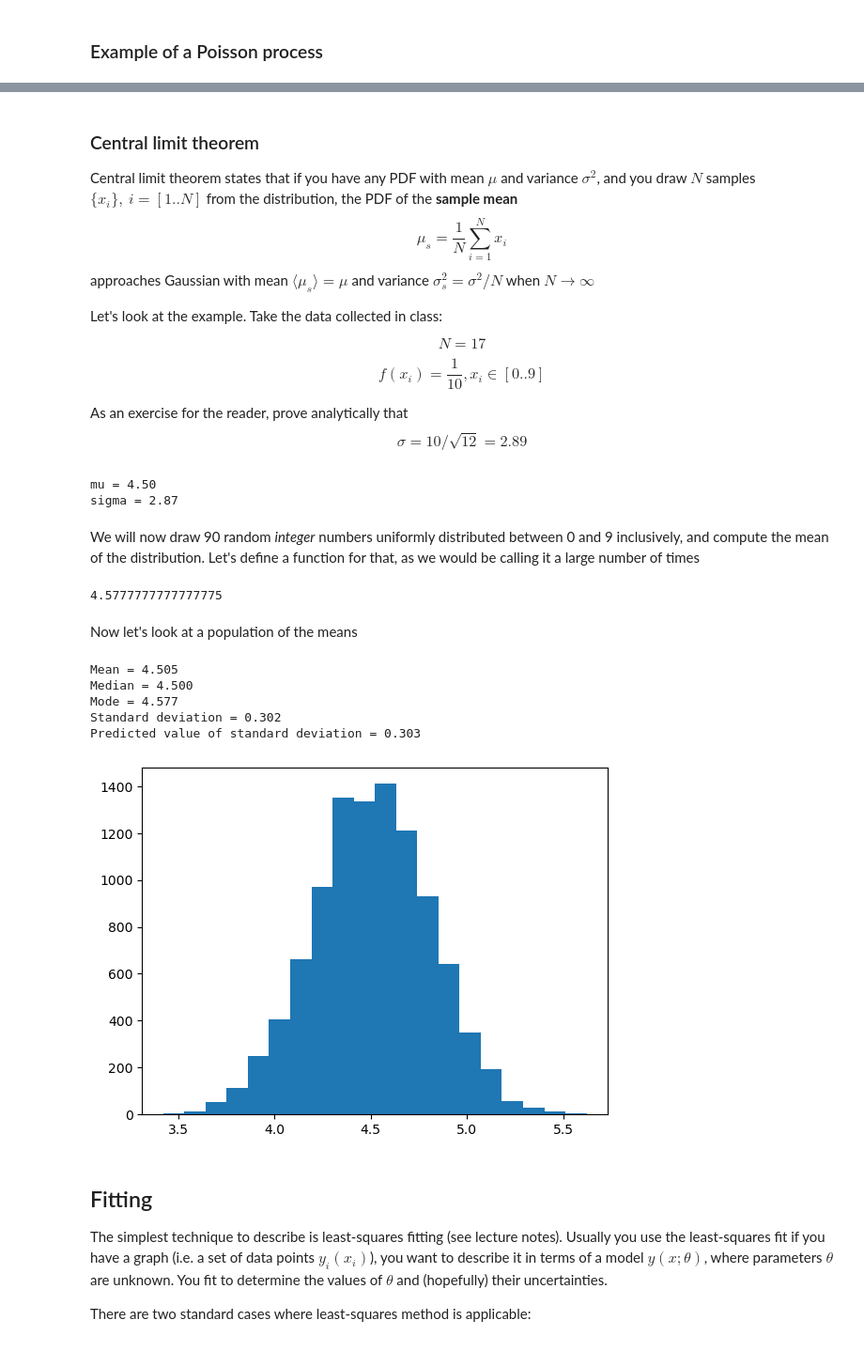
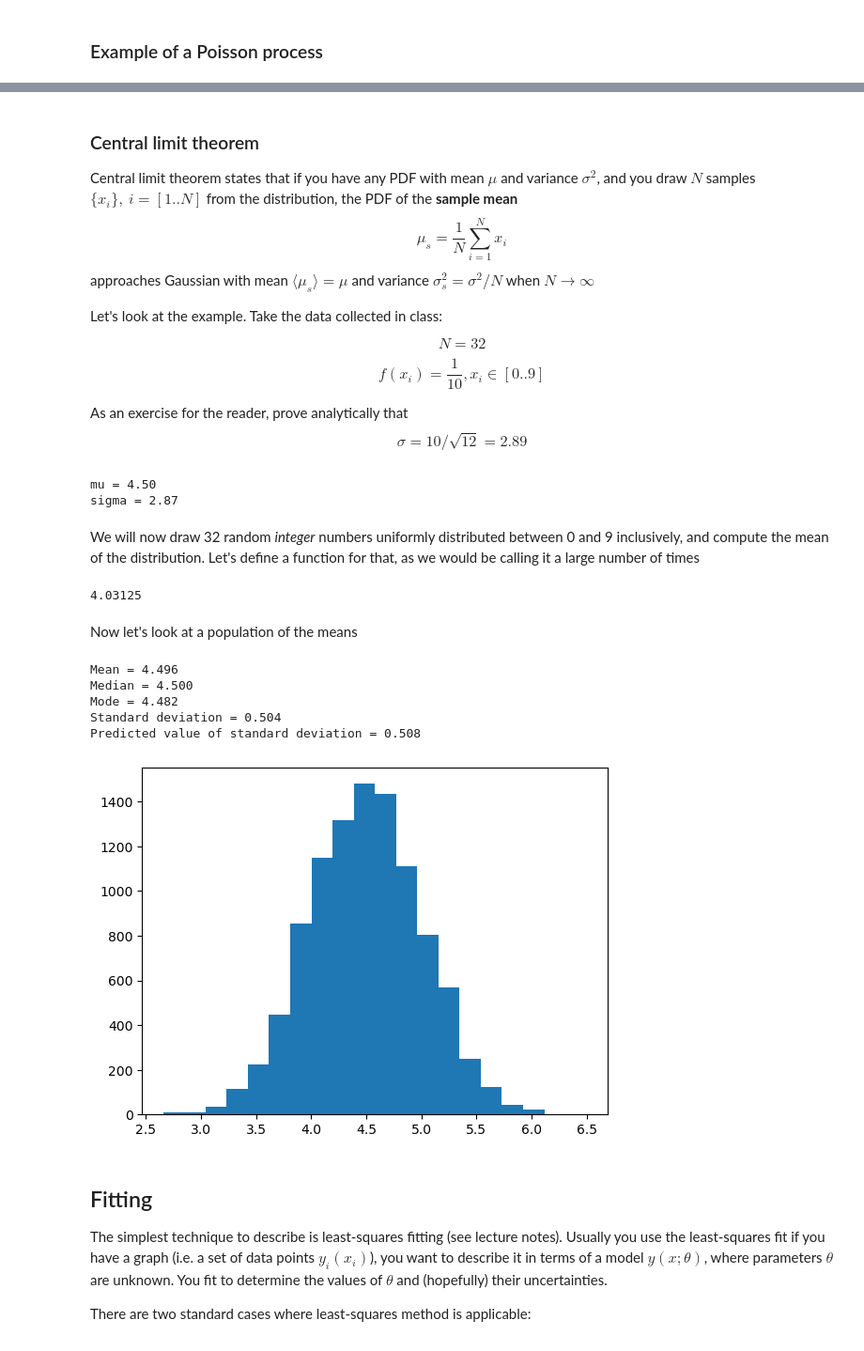
Before and after one commit to ds-connectors/Physics-88-SP24, a Jupyter notebook: Week07/L05/Lecture05.ipynb, the cells around one changed output, grey strips where cells are left out. Shown at 94% size. Drawn from its saved outputs; the diff is of its cells as text; code cells hidden in the pictures.

```diff
--- a/Week07/L05/Lecture05.ipynb
+++ b/Week07/L05/Lecture05.ipynb
@@ -115,24 +115,17 @@ Standard deviation =  25.0
 # %%
 #x = np.loadtxt('sample_merged.dat',unpack=True)
 x1,x2 = np.loadtxt('sample.dat',unpack=True)
-x = np.concatenate((x1,x2))
+x_current = np.concatenate((x1,x2))
 #x = x1.copy()
 
-N = len(x)
-print('Number of samples =',N)
+Ncurrent = len(x_current)
+print('Number of samples =',Ncurrent)
 bins = np.arange(-0.5,10.5,1)
-n, b, p = plt.hist(x, bins)
-expected = 0.1*N*np.ones(len(n))
-# loop over all entries in the histogram, compute chi^2 assuming
-# Poisson errors for each bin
+n, b, p = plt.hist(x_current, bins)
+expected = 0.1*Ncurrent*np.ones(len(n))
 
-en = np.zeros(len(n))
-for i in range(0,10):
-    value = n[i]
-    error = np.sqrt(value)
-    if value == 0:
-        error = 1
-    en[i] = error
+# loop over all entries in the histogram, assign Poisson errors for each bin
+en = np.array([max(np.sqrt(value),1.) for value in n])
 
 # plot the distribition with error bars
 x = np.arange(0,10)
@@ -145,0 +141,17 @@ Text(0, 0.5, 'Samples')
+# %%
+x = np.loadtxt('sample_merged.dat',unpack=True)
+
+N = len(x)
+print('Number of samples =',N)
+bins = np.arange(-0.5,10.5,1)
+n, b, p = plt.hist(x, bins)
+expected = 0.1*N*np.ones(len(n))
+
+# loop over all entries in the histogram, assign Poisson errors for each bin
+en = np.array([max(np.sqrt(value),1.) for value in n])
+
+# plot the distribition with error bars
+x = np.arange(0,10)
+plt.errorbar(x, n, xerr=0, yerr=en, fmt='bo')
+plt.xlabel('Number')
+plt.ylabel('Samples')
@@ -155,7 +171,7 @@ $\sigma_s^2 = \sigma^2/N$ when $N\to\infty$
 
 Let's look at the example. Take the data collected in class:
 
-$$N=17$$
+$$N=32$$
 $$f(x_i) = \frac{1}{10}, x_i\in[0..9]$$
 
 As an exercise for the reader, prove analytically that
@@ -178,44 +194,43 @@ print('sigma = {0:4.2f}'.format(sigma))
 mu = 4.50
 sigma = 2.87
 # %% [markdown]
-We will now draw 90 random <i>integer</i> numbers uniformly distributed between 0 and 9 inclusively, and compute the mean of the distribution. Let's define a function for that, as we would be calling it a large number of times
+We will now draw 32 random <i>integer</i> numbers uniformly distributed between 0 and 9 inclusively, and compute the mean of the distribution. Let's define a function for that, as we would be calling it a large number of times
 # %%
 def drawN(N):
     samples = np.random.randint(0,10,N)
     return np.mean(samples)
 
-N = 90
-print(drawN(N))
+print(drawN(Ncurrent))
 # %% [output]
-4.5777777777777775
+4.03125
 # %% [markdown]
 Now let's look at a population of the means
 # %%
 Ndraws = 10000
 x = np.empty(Ndraws)
-N = 90
+N = Ncurrent
 for i in range(Ndraws):
     x[i] = drawN(N)
 
 n, bins, patches = plt.hist(x, 20, density=False)
 
 # various measures of "average value":
 print ('Mean = {0:5.3f}'.format(np.mean(x)))
 print ('Median = {0:5.3f}'.format(np.median(x)))
 print ('Mode = {0:5.3f}'.format(0.5*(bins[np.argmax(n)]+bins[np.argmax(n)+1])))
 
 # measure of the spread
 print ('Standard deviation = {0:5.3f}'.format(np.std(x)))
 
 # check
 print('Predicted value of standard deviation = {0:5.3f}'.format(sigma/np.sqrt(N)))
 # %% [output]
-Mean = 4.505
+Mean = 4.496
 Median = 4.500
-Mode = 4.577
-Standard deviation = 0.302
-Predicted value of standard deviation = 0.303
+Mode = 4.482
+Standard deviation = 0.504
+Predicted value of standard deviation = 0.508
-[figure, old version]
+[figure, new version]
 # %% [markdown]
 ## Fitting
 
```
Also changed, not shown: parts of 12 cells of this notebook, 1 other file.
